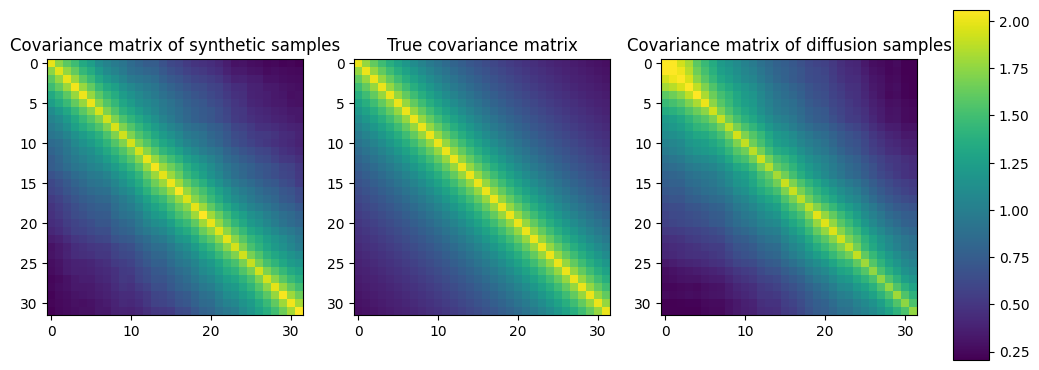
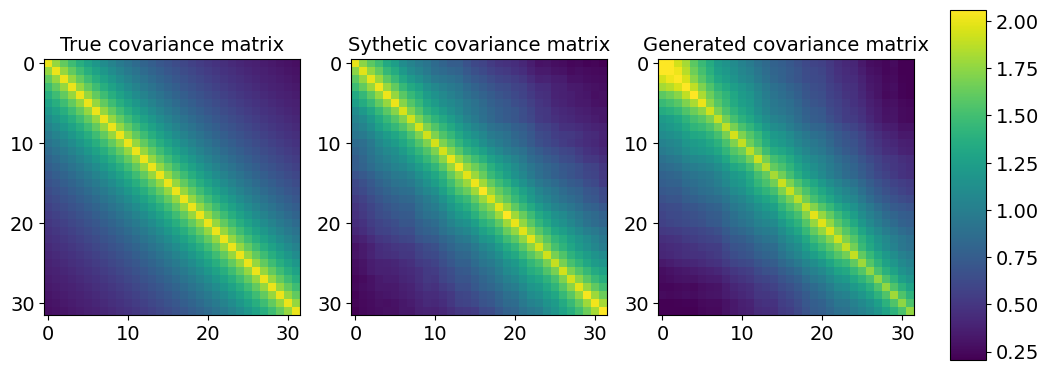
The notebook cell's code change between the first figure and the second:
--- before
+++ after
@@ -15,15 +15,20 @@
 vmax = emp_cov_matrix.max()
 
-# 3. Plot Empirical Covariance (Left)
-im1 = axes[0].imshow(emp_cov_matrix, cmap='viridis', vmin=vmin, vmax=vmax)
-axes[0].set_title('Covariance matrix of synthetic samples')
 
-# 4. Plot True Covariance (Right)
-im2 = axes[1].imshow(true_cov_matrix, cmap='viridis', vmin=vmin, vmax=vmax)
-axes[1].set_title('True covariance matrix')
+# 3. Plot True Covariance (Left)
+im2 = axes[0].imshow(true_cov_matrix, cmap='viridis', vmin=vmin, vmax=vmax)
+axes[0].set_title('True covariance matrix', fontsize=14)
+axes[0].tick_params(axis='both', which='major', labelsize=14)
+
+# 4. Plot Empirical Covariance (Middle)
+im1 = axes[1].imshow(emp_cov_matrix, cmap='viridis', vmin=vmin, vmax=vmax)
+axes[1].set_title('Sythetic covariance matrix', fontsize=14)
+axes[1].tick_params(axis='both', which='major', labelsize=14)
+
 
 # 3. Plot Empirical Covariance (Left)
 im1 = axes[2].imshow(gen_cov_matrix, cmap='viridis', vmin=vmin, vmax=vmax)
-axes[2].set_title('Covariance matrix of diffusion samples')
+axes[2].set_title('Generated covariance matrix', fontsize=14)
+axes[2].tick_params(axis='both', which='major', labelsize=14)
 
 # 5. Add a shared Colorbar
@@ -31,7 +36,8 @@
 fig.subplots_adjust(right=0.85)
 cbar_ax = fig.add_axes([0.88, 0.15, 0.03, 0.7]) # [left, bottom, width, height]
-fig.colorbar(im2, cax=cbar_ax)
+cbar = fig.colorbar(im2, cax=cbar_ax)
+cbar.ax.tick_params(labelsize=14)
 
-plt.savefig('figs/GP_32.png', dpi=300, bbox_inches='tight')
+plt.savefig('/home/yinbinha/adapted_diffusion_model/figs/GP_32_large.png', dpi=300, bbox_inches='tight')
 
 plt.show()

Commit: save before merge